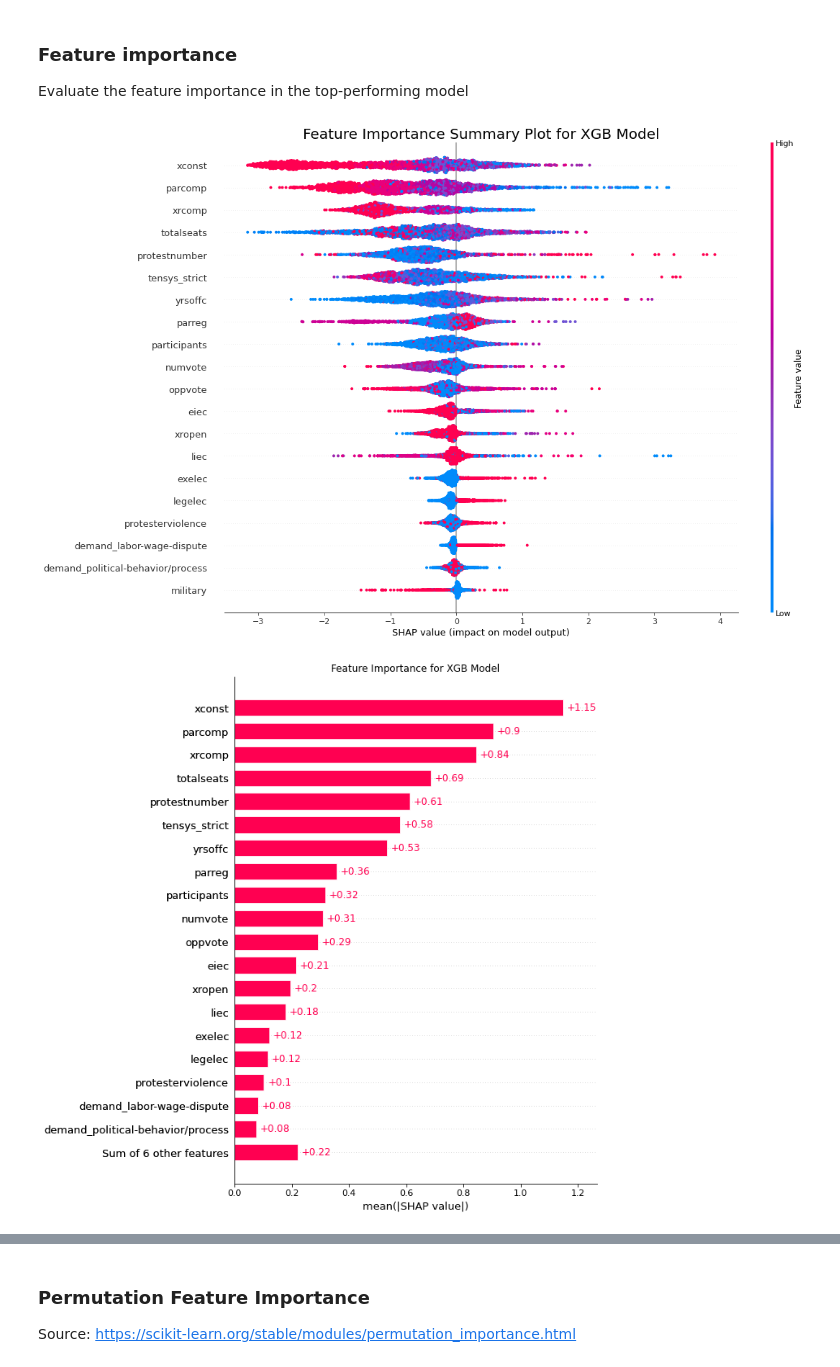
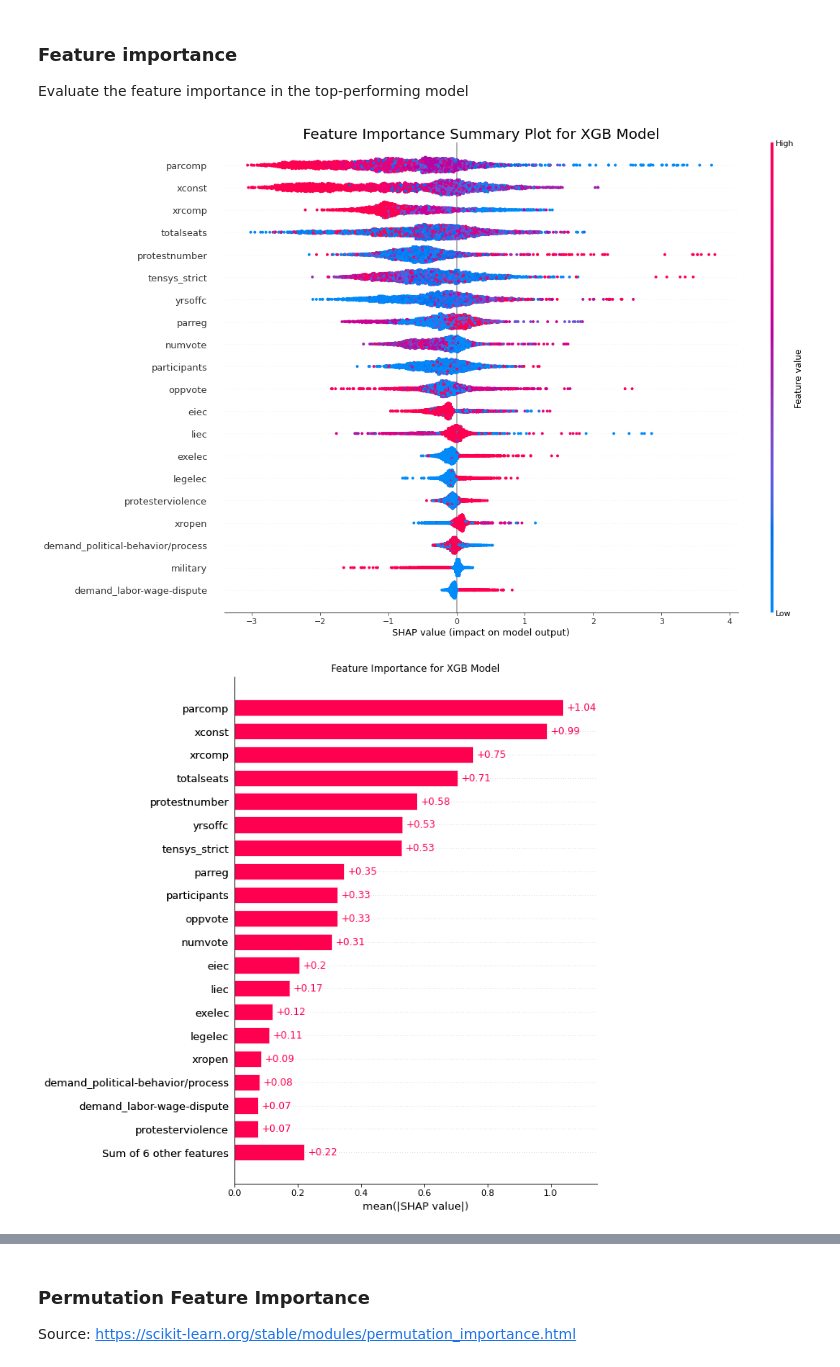
Before and after one commit to sethnlewis/Predicting-Political-Revolutions, a Jupyter notebook: notebooks/MODEL.ipynb, the cells around one changed output, grey strips where cells are left out. Drawn from its saved outputs; the diff is of its cells as text; code cells hidden in the pictures.

```diff
--- a/notebooks/MODEL.ipynb
+++ b/notebooks/MODEL.ipynb
@@ -248,9 +248,9 @@ drop_cols = ['year_scode', 'scode_govt', 'country_govt', 'startdate',
              'days_until_next_regime_chg', 'scode', 'participants_category',
              'next_regime_chg_date', 'index', 'duration_days']
 
-TEMPORARY_DROP_CATEGORICALS = ['country', 'region', 'system']
+#TEMPORARY_DROP_CATEGORICALS = ['country', 'region', 'system']
 
-model_inputs = df.drop(drop_cols+TEMPORARY_DROP_CATEGORICALS, axis=1)
+model_inputs = df.drop(drop_cols, axis=1)
 model_inputs.info()
 # %% [output]
 <class 'pandas.core.frame.DataFrame'>
@@ -495,20 +495,20 @@ produce_shap_plot(x_train, y_train, x_test, y_test, clone(xgb),
                   title='Feature Importance Summary Plot for XGB Model',
                   savepath = '../images/shap_summary_plot.png');
 # %% [output]
-[figure, old version]
+[figure, new version]
 # %%
 # SHAP bar plot for XGB model
 model = xgb.steps[2][1]
 x_train_final, y_train_final, df_test_expanded_scaled = get_shap_df(x_train,
                                                                     y_train,
                                                                     x_test)
-
+model.fit(x_train_final, y_train_final)
 explainer = shap.Explainer(model)
 plt.title('Feature Importance for XGB Model')
 shap_values = explainer(df_test_expanded_scaled)
 shap.plots.bar(shap_values, max_display=20)
 # %% [output]
-[figure, old version]
+[figure, new version]
 # %%
 # Source:
 # shap.readthedocs.io/en/latest/example_notebooks/api_examples/plots/bar.html
```
Also changed, not shown: parts of 14 cells of this notebook, 4 other files.
